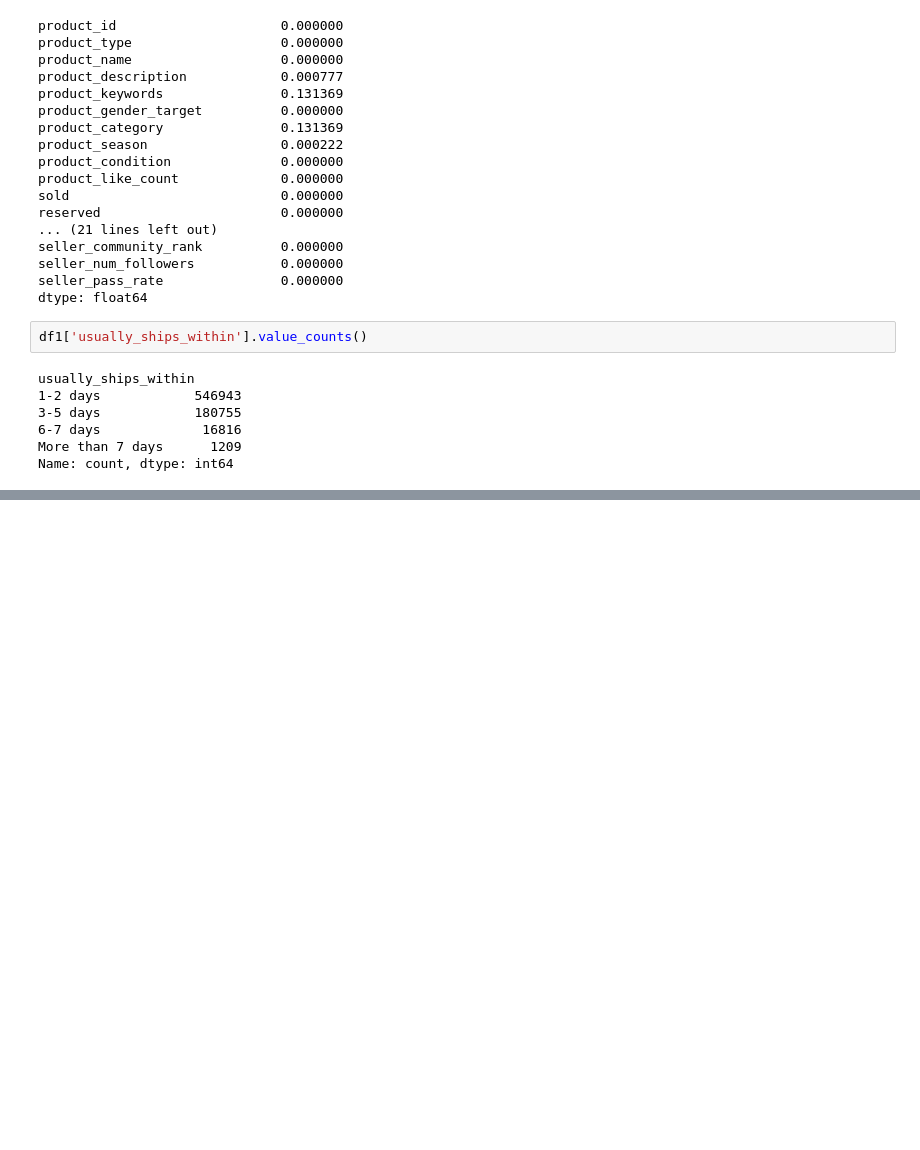
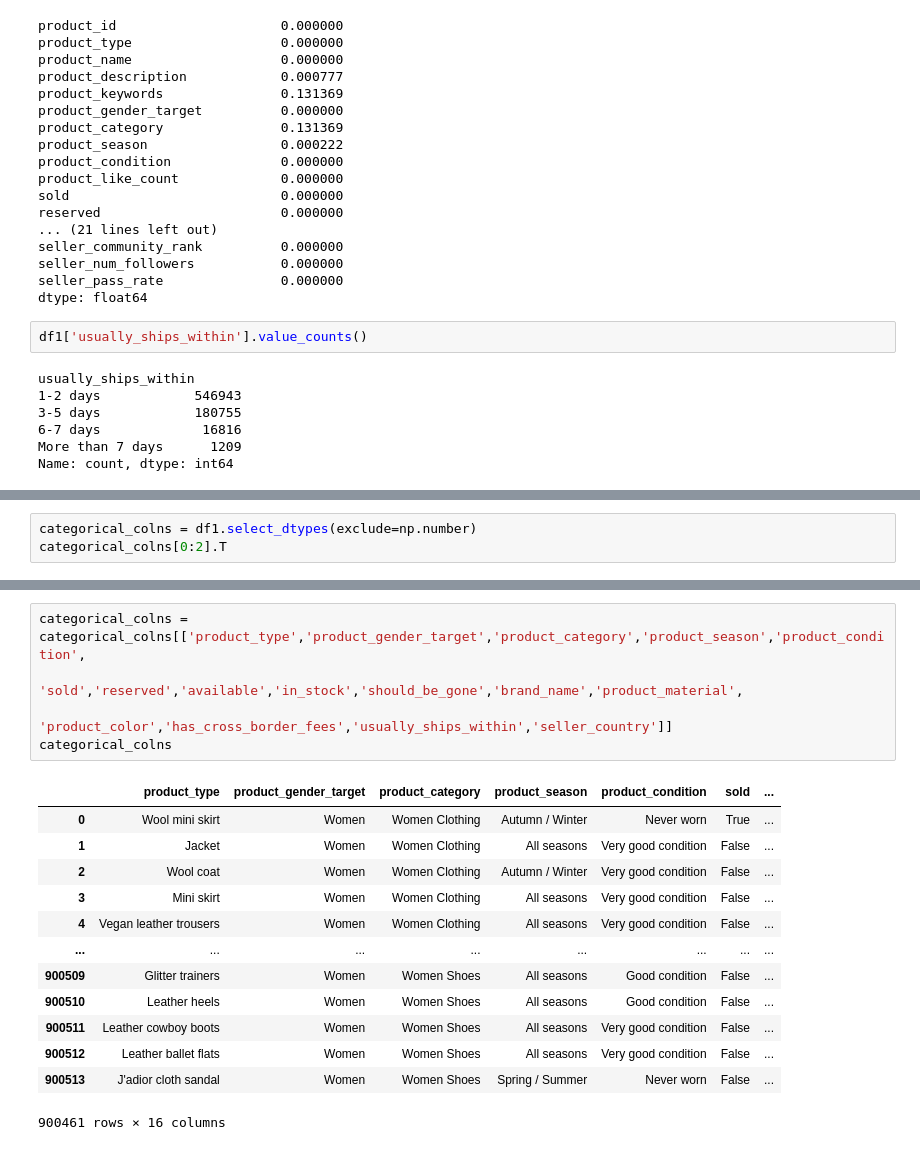
Before and after one commit to aplabey/2nd_hand_fashion_valuation, a Jupyter notebook: notebooks/notebook_SA.ipynb, the cells around one changed output, grey strips where cells are left out. Saved outputs shown, nothing was run; the diff lists cells and outputs as text; blank space fills up the shorter version.

```diff
--- a/notebooks/notebook_SA.ipynb
+++ b/notebooks/notebook_SA.ipynb
@@ -112,0 +344,3 @@ df1['usually_ships_within'] = imputer.transform(df1[''])
+# %%
+categorical_colns = df1.select_dtypes(exclude=np.number)
+categorical_colns[0:2].T
@@ -112,0 +365,19 @@ df1['usually_ships_within'] = imputer.transform(df1[''])
+# %%
+categorical_colns = categorical_colns[['product_type','product_gender_target','product_category','product_season','product_condition',
+                                     'sold','reserved','available','in_stock','should_be_gone','brand_name','product_material',
+                                     'product_color','has_cross_border_fees','usually_ships_within','seller_country']]
+categorical_colns
+# %% [output]
+|  | product_type | product_gender_target | product_category | product_season | product_condition | sold | ... |
+| 0 | Wool mini skirt | Women | Women Clothing | Autumn / Winter | Never worn | True | ... |
+| 1 | Jacket | Women | Women Clothing | All seasons | Very good condition | False | ... |
+| 2 | Wool coat | Women | Women Clothing | Autumn / Winter | Very good condition | False | ... |
+| 3 | Mini skirt | Women | Women Clothing | All seasons | Very good condition | False | ... |
+| 4 | Vegan leather trousers | Women | Women Clothing | All seasons | Very good condition | False | ... |
+| ... | ... | ... | ... | ... | ... | ... | ... |
+| 900509 | Glitter trainers | Women | Women Shoes | All seasons | Good condition | False | ... |
+| 900510 | Leather heels | Women | Women Shoes | All seasons | Good condition | False | ... |
+| 900511 | Leather cowboy boots | Women | Women Shoes | All seasons | Very good condition | False | ... |
+| 900512 | Leather ballet flats | Women | Women Shoes | All seasons | Very good condition | False | ... |
+| 900513 | J'adior cloth sandal | Women | Women Shoes | Spring / Summer | Never worn | False | ... |
+900461 rows × 16 columns
```
Also changed, not shown: parts of 65 cells of this notebook.
